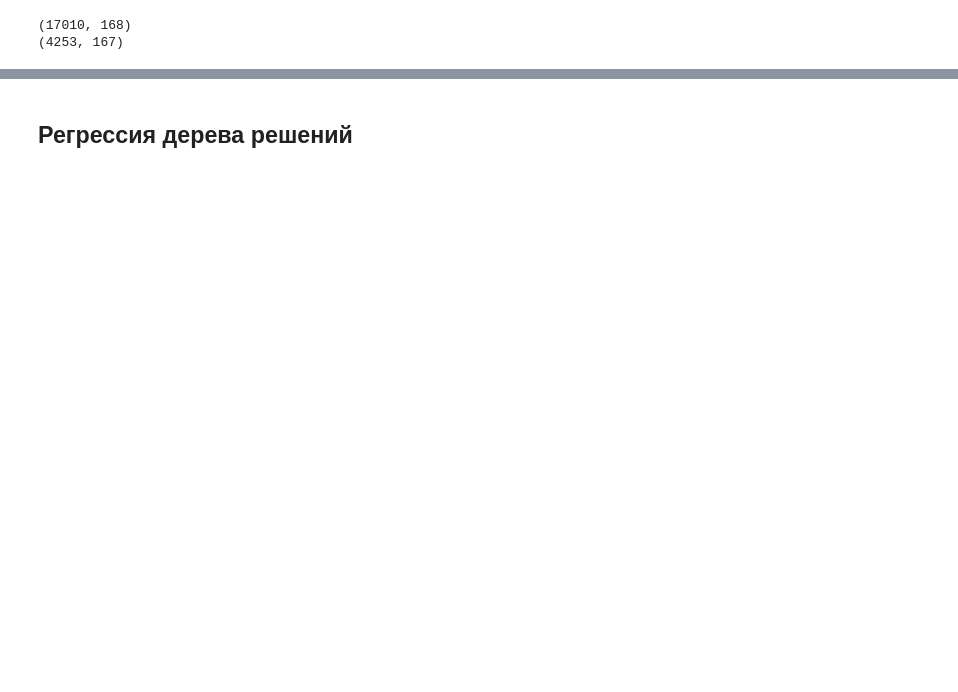
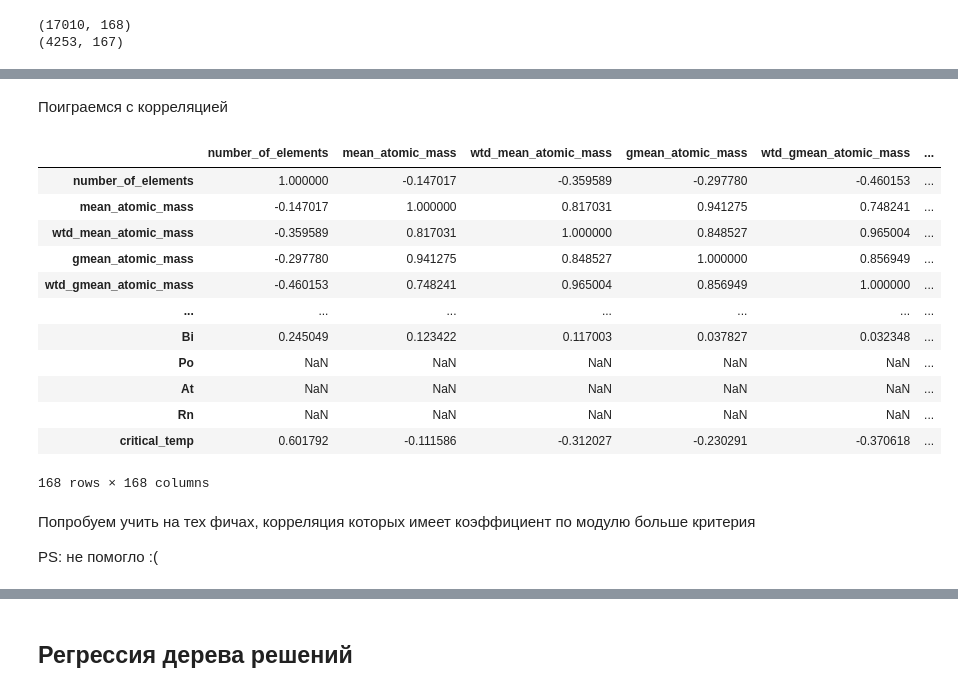
Before and after one commit to Kealfeyne/Samsung_Bootcamp_Classic_ML, a Jupyter notebook: 1_regression.ipynb, the cells around one changed output, grey strips where cells are left out. Saved outputs shown, nothing was run; the diff lists cells and outputs as text; code cells hidden in the pictures; blank space fills up the shorter version.

```diff
--- a/1_regression.ipynb
+++ b/1_regression.ipynb
@@ -42,8 +46,19 @@ dataset_train = dataset_train.drop(['critical_temp'], axis=1)
 # %%
-processed_dataset_train = pd.concat([dataset_train, dataset_formula_train], axis=1).drop(['material'], axis=1)
+"""full"""
+processed_dataset_train = pd.concat([dataset_train, dataset_formula_train], axis=1).drop(columns=['material'])
+"""w/o formula"""
+# processed_dataset_train = pd.concat([dataset_train, dataset_formula_train['critical_temp']], axis=1)
+"""only formula"""
+# processed_dataset_train = dataset_formula_train.drop(columns=['material'])
+
+"""full"""
+kaggletest = pd.concat([dataset_kaggletest, dataset_kaggleformulatest], axis=1).drop(columns=['material'])
+"""w/o formula"""
+# kaggletest = dataset_kaggletest
+"""only formula"""
+# kaggletest = dataset_kaggleformulatest.drop(columns=['material'])
+
 print(processed_dataset_train.shape)
-
-kaggletest = pd.concat([dataset_kaggletest, dataset_kaggleformulatest], axis=1).drop(['material'], axis=1)
 print(kaggletest.shape)
 # %% [output]
 (17010, 168)
@@ -56,0 +96,18 @@ print(kaggletest.isna().sum().max())
+# %% [markdown]
+Поиграемся с корреляцией
+# %%
+processed_dataset_train.corr()
+# %% [output]
+|  | number_of_elements | mean_atomic_mass | wtd_mean_atomic_mass | gmean_atomic_mass | wtd_gmean_atomic_mass | ... |
+| number_of_elements | 1.000000 | -0.147017 | -0.359589 | -0.297780 | -0.460153 | ... |
+| mean_atomic_mass | -0.147017 | 1.000000 | 0.817031 | 0.941275 | 0.748241 | ... |
+| wtd_mean_atomic_mass | -0.359589 | 0.817031 | 1.000000 | 0.848527 | 0.965004 | ... |
+| gmean_atomic_mass | -0.297780 | 0.941275 | 0.848527 | 1.000000 | 0.856949 | ... |
+| wtd_gmean_atomic_mass | -0.460153 | 0.748241 | 0.965004 | 0.856949 | 1.000000 | ... |
+| ... | ... | ... | ... | ... | ... | ... |
+| Bi | 0.245049 | 0.123422 | 0.117003 | 0.037827 | 0.032348 | ... |
+| Po | NaN | NaN | NaN | NaN | NaN | ... |
+| At | NaN | NaN | NaN | NaN | NaN | ... |
+| Rn | NaN | NaN | NaN | NaN | NaN | ... |
+| critical_temp | 0.601792 | -0.111586 | -0.312027 | -0.230291 | -0.370618 | ... |
+168 rows × 168 columns
@@ -56,0 +125,4 @@ print(kaggletest.isna().sum().max())
+# %% [markdown]
+Попробуем учить на тех фичах, корреляция которых имеет коэффициент по модулю больше критерия
+
+PS: не помогло :(
```
Also changed, not shown: parts of 28 cells of this notebook.
